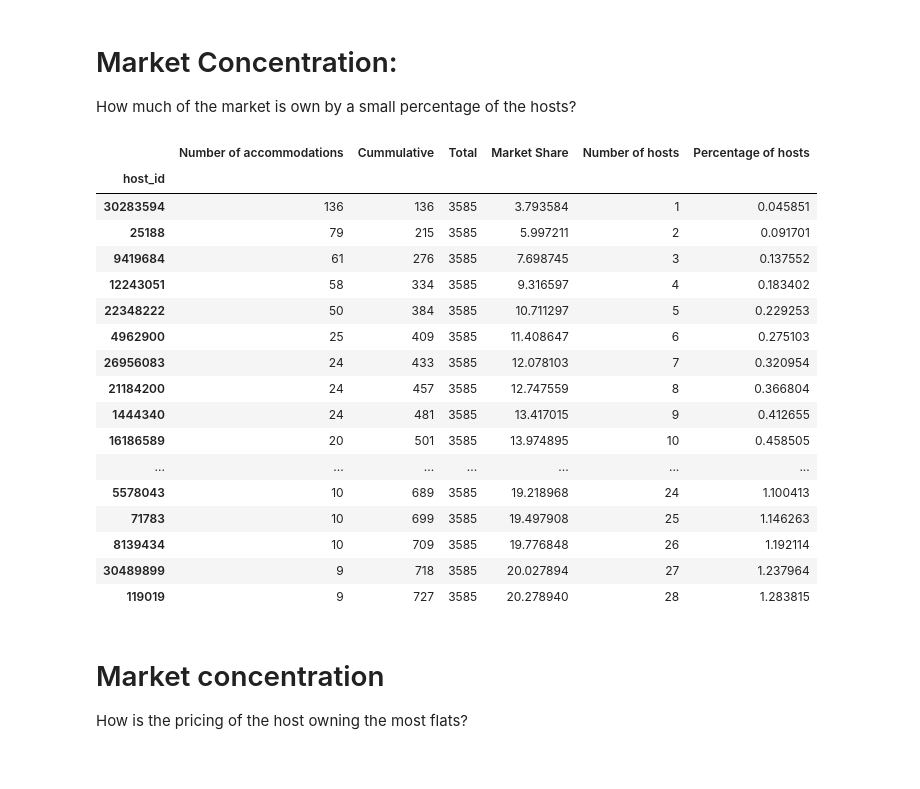
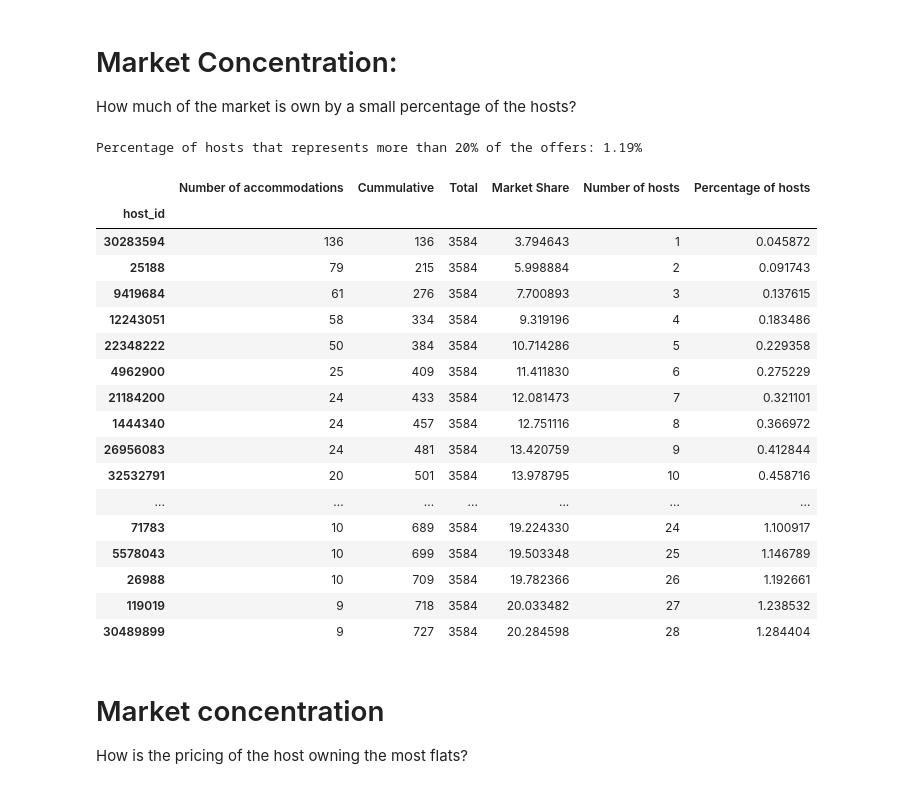
Before and after one commit to Isiaru/Capstone-Airbnb-Boston, a Jupyter notebook: Airbnb-Boston.ipynb, the cells around one changed output. Saved outputs shown, nothing was run; the diff lists cells and outputs as text; code cells hidden in the pictures.

```diff
--- a/Airbnb-Boston.ipynb
+++ b/Airbnb-Boston.ipynb
@@ -93,6 +96,14 @@ Name: cancellation_policy, dtype: int64
 # %%
-#remove extreme: price, ninimum nights, maximum nights
+#remove extremes: price, ninimum nights, maximum nights
 #1125, 59, 3475, 1764, 697,1649, 2285, 3055
 listings_df.minimum_nights.sort_values(ascending=False)
+listings_df[listings_df.index.isin([59,3475,1764])].transpose()
+
 listings_df.price.sort_values(ascending=False).head()
+tp = listings_df[listings_df.index.isin([2485])].transpose()
+tp[(tp[2485].isnull()==False)&(tp.index=='amenities')].values
+listings_df = listings_df.drop([2485],axis=0)
+
+listings_df.maximum_nights.sort_values(ascending=False)
+listings_df[listings_df.index.isin([697,1649])].transpose()
 # %% [output]
@@ -155,33 +197,36 @@ How much of the market is own by a small percentage of the hosts?
 # %%
 temp=listings_df.groupby(['host_id']).count().id.sort_values(ascending=False)
 temp = pd.DataFrame(temp)
 temp.columns = ['Number of accommodations']
 temp['Cummulative'] = temp['Number of accommodations'].cumsum()
 temp['Total'] = temp['Number of accommodations'].sum()
 temp['Market Share'] = temp['Cummulative']/temp['Total']*100
 temp['Number of hosts'] = 1
 temp['Number of hosts'] = temp['Number of hosts'].cumsum()
 temp['Percentage of hosts'] = temp['Number of hosts']/temp.shape[0]*100
+print('Percentage of hosts that represents more than 20% of the offers: {}%'.format(
+        round(temp[temp['Market Share']<=20]['Percentage of hosts'].tolist()[-1],2)) )
 temp[temp['Number of accommodations']>8]
 # %% [output]
+Percentage of hosts that represents more than 20% of the offers: 1.19%
 |  | Number of accommodations | Cummulative | Total | Market Share | Number of hosts | Percentage of hosts |
 | host_id |  |  |  |  |  |  |
-| 30283594 | 136 | 136 | 3585 | 3.793584 | 1 | 0.045851 |
-| 25188 | 79 | 215 | 3585 | 5.997211 | 2 | 0.091701 |
-| 9419684 | 61 | 276 | 3585 | 7.698745 | 3 | 0.137552 |
-| 12243051 | 58 | 334 | 3585 | 9.316597 | 4 | 0.183402 |
-| 22348222 | 50 | 384 | 3585 | 10.711297 | 5 | 0.229253 |
-| 4962900 | 25 | 409 | 3585 | 11.408647 | 6 | 0.275103 |
-| 26956083 | 24 | 433 | 3585 | 12.078103 | 7 | 0.320954 |
-| 21184200 | 24 | 457 | 3585 | 12.747559 | 8 | 0.366804 |
-| 1444340 | 24 | 481 | 3585 | 13.417015 | 9 | 0.412655 |
-| 16186589 | 20 | 501 | 3585 | 13.974895 | 10 | 0.458505 |
+| 30283594 | 136 | 136 | 3584 | 3.794643 | 1 | 0.045872 |
+| 25188 | 79 | 215 | 3584 | 5.998884 | 2 | 0.091743 |
+| 9419684 | 61 | 276 | 3584 | 7.700893 | 3 | 0.137615 |
+| 12243051 | 58 | 334 | 3584 | 9.319196 | 4 | 0.183486 |
+| 22348222 | 50 | 384 | 3584 | 10.714286 | 5 | 0.229358 |
+| 4962900 | 25 | 409 | 3584 | 11.411830 | 6 | 0.275229 |
+| 21184200 | 24 | 433 | 3584 | 12.081473 | 7 | 0.321101 |
+| 1444340 | 24 | 457 | 3584 | 12.751116 | 8 | 0.366972 |
+| 26956083 | 24 | 481 | 3584 | 13.420759 | 9 | 0.412844 |
+| 32532791 | 20 | 501 | 3584 | 13.978795 | 10 | 0.458716 |
 | ... | ... | ... | ... | ... | ... | ... |
-| 5578043 | 10 | 689 | 3585 | 19.218968 | 24 | 1.100413 |
-| 71783 | 10 | 699 | 3585 | 19.497908 | 25 | 1.146263 |
-| 8139434 | 10 | 709 | 3585 | 19.776848 | 26 | 1.192114 |
-| 30489899 | 9 | 718 | 3585 | 20.027894 | 27 | 1.237964 |
-| 119019 | 9 | 727 | 3585 | 20.278940 | 28 | 1.283815 |
+| 71783 | 10 | 689 | 3584 | 19.224330 | 24 | 1.100917 |
+| 5578043 | 10 | 699 | 3584 | 19.503348 | 25 | 1.146789 |
+| 26988 | 10 | 709 | 3584 | 19.782366 | 26 | 1.192661 |
+| 119019 | 9 | 718 | 3584 | 20.033482 | 27 | 1.238532 |
+| 30489899 | 9 | 727 | 3584 | 20.284598 | 28 | 1.284404 |
 # %% [markdown]
 # Market concentration
 How is the pricing of the host owning the most flats?
```
Also changed, not shown: parts of 36 cells of this notebook.
